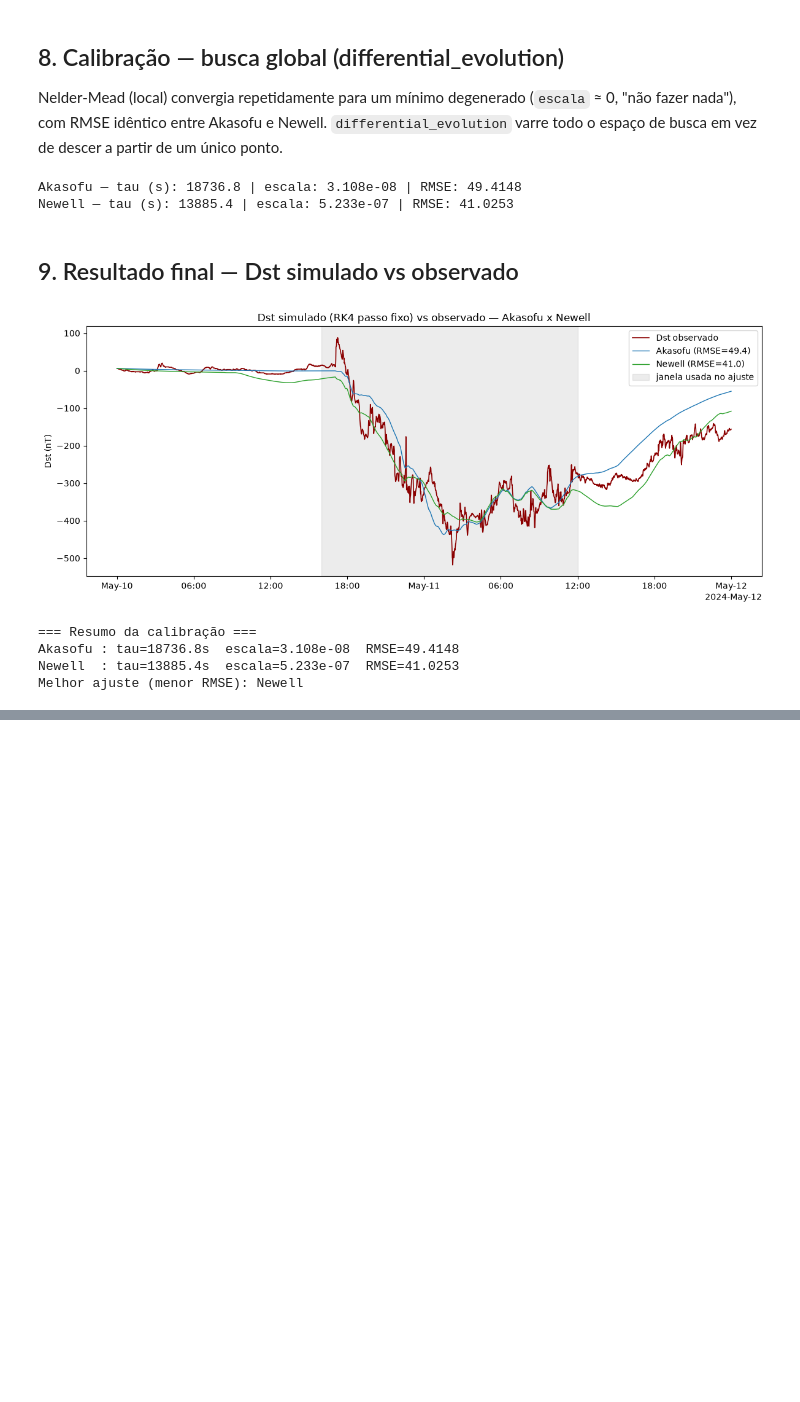
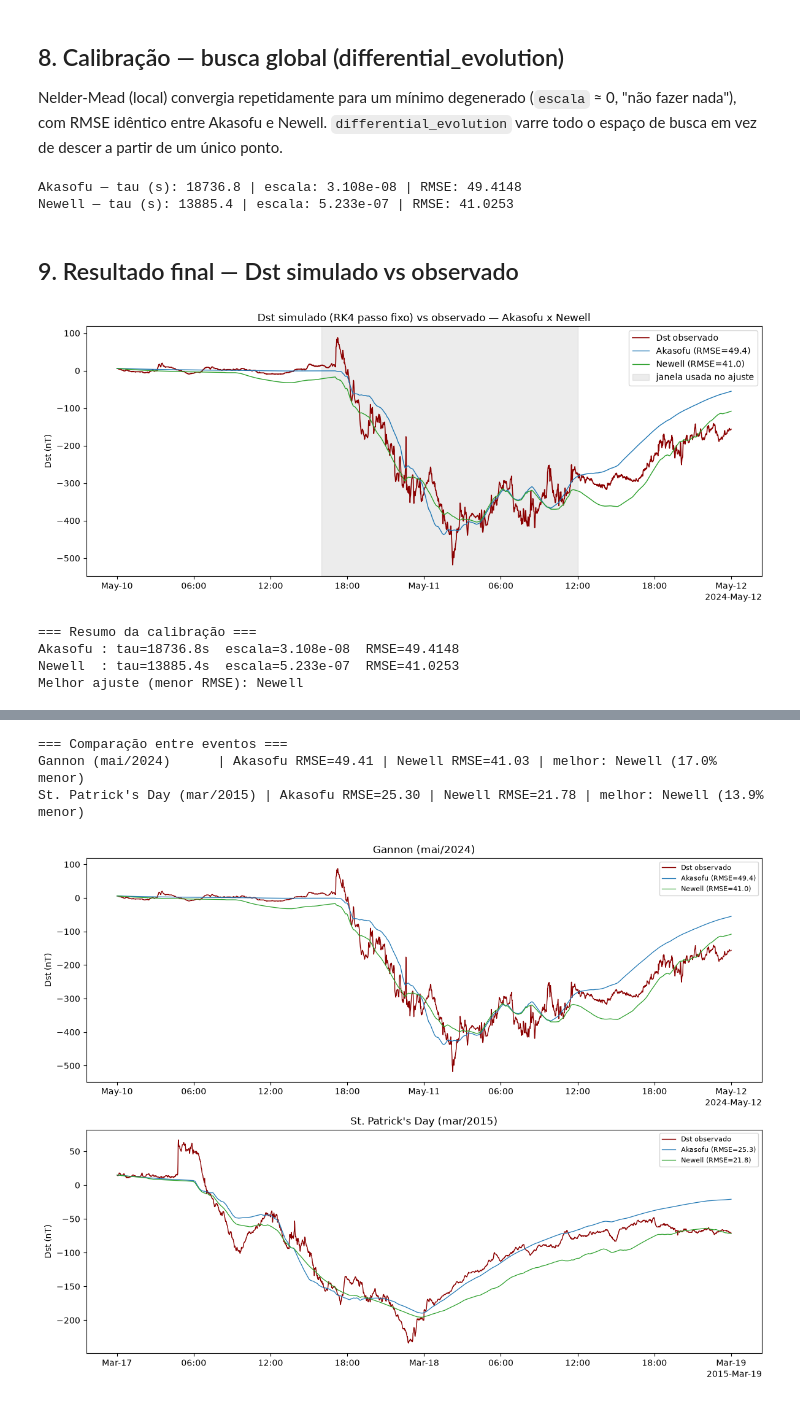
Before and after one commit to Guilherme-Bernal/GeracaoMartece-IC, a Jupyter notebook: notebooks/pipeline_acoplamento_dst.ipynb, the cells around one changed output, grey strips where cells are left out. Saved outputs shown, nothing was run; the diff lists cells and outputs as text; code cells hidden in the pictures; blank space fills up the shorter version.

```diff
--- a/notebooks/pipeline_acoplamento_dst.ipynb
+++ b/notebooks/pipeline_acoplamento_dst.ipynb
@@ -315,0 +327,9 @@ Melhor ajuste (menor RMSE): Newell
+# %%
+from ingestao import rodar_pipeline_tempestade
+
+# Reaplica no próprio evento de Gannon, por consistência (reusa os mesmos nomes de variável)
+resultado_gannon = {
+    'nome': 'Gannon (mai/2024)',
+    'tau_akasofu': tau_akasofu, 'escala_akasofu': escala_akasofu, 'rmse_akasofu': rmse_akasofu,
+    'tau_newell': tau_newell, 'escala_newell': escala_newell, 'rmse_newell': rmse_newell,
+}
@@ -315,0 +338,7 @@ Melhor ajuste (menor RMSE): Newell
+# %%
+resultado_stpatrick = rodar_pipeline_tempestade(
+    nome_evento="St. Patrick's Day (mar/2015)",
+    trange=['2015-03-17', '2015-03-19'],
+    inicio_tempestade=pd.Timestamp('2015-03-17 04:00'),
+    fim_tempestade=pd.Timestamp('2015-03-18 00:00'),
+)
@@ -315,0 +352,40 @@ Melhor ajuste (menor RMSE): Newell
+# %%
+print("=== Comparação entre eventos ===")
+for r in [resultado_gannon, resultado_stpatrick]:
+    melhor = "Newell" if r['rmse_newell'] < r['rmse_akasofu'] else "Akasofu"
+    diferenca_pct = abs(r['rmse_akasofu'] - r['rmse_newell']) / max(r['rmse_akasofu'], r['rmse_newell']) * 100
+    print(f"{r['nome']:<22} | Akasofu RMSE={r['rmse_akasofu']:.2f} | Newell RMSE={r['rmse_newell']:.2f} | melhor: {melhor} ({diferenca_pct:.1f}% menor)")
+# %% [output]
+=== Comparação entre eventos ===
+Gannon (mai/2024)      | Akasofu RMSE=49.41 | Newell RMSE=41.03 | melhor: Newell (17.0% menor)
+St. Patrick's Day (mar/2015) | Akasofu RMSE=25.30 | Newell RMSE=21.78 | melhor: Newell (13.9% menor)
+# %%
+def plotar_comparacao_evento(ax, resultado, Q_akasofu_evt, Q_newell_evt, dst0_evt, dt_evt):
+    df_evt = resultado['df']
+    sim_ak = simular_burton_rk4(Q_akasofu_evt, dst0_evt, resultado['tau_akasofu'], resultado['escala_akasofu'], dt_evt)
+    sim_nw = simular_burton_rk4(Q_newell_evt, dst0_evt, resultado['tau_newell'], resultado['escala_newell'], dt_evt)
+    ax.plot(df_evt.index, df_evt['Dst'], label='Dst observado', color='darkred', linewidth=1.0)
+    ax.plot(df_evt.index, sim_ak, label=f"Akasofu (RMSE={resultado['rmse_akasofu']:.1f})", color='tab:blue', linewidth=0.9)
+    ax.plot(df_evt.index, sim_nw, label=f"Newell (RMSE={resultado['rmse_newell']:.1f})", color='tab:green', linewidth=0.9)
+    ax.set_title(resultado['nome'])
+    ax.set_ylabel('Dst (nT)')
+    ax.legend(fontsize=8)
+
+
+fig, axs = plt.subplots(2, 1, figsize=(12, 9))
+
+# Gannon usa as variáveis já calculadas no corpo principal do notebook
+resultado_gannon['df'] = df
+plotar_comparacao_evento(axs[0], resultado_gannon, Q_akasofu_arr, Q_newell_arr, dst0, dt)
+
+# St. Patrick's Day: recalcula Q a partir do df que já está salvo no resultado
+df_sp = resultado_stpatrick['df']
+Q_ak_sp = akasofu_epsilon(df_sp['V'].values, df_sp['By'].values, df_sp['Bz'].values)
+Q_nw_sp = newell_coupling(df_sp['V'].values, df_sp['By'].values, df_sp['Bz'].values)
+dst0_sp = df_sp['Dst'].iloc[0]
+plotar_comparacao_evento(axs[1], resultado_stpatrick, Q_ak_sp, Q_nw_sp, dst0_sp, dt)
+
+plt.tight_layout()
+plt.show()
+# %% [output]
+[figure, added]
```
Also changed, not shown: parts of 4 cells of this notebook, 4 other files.
